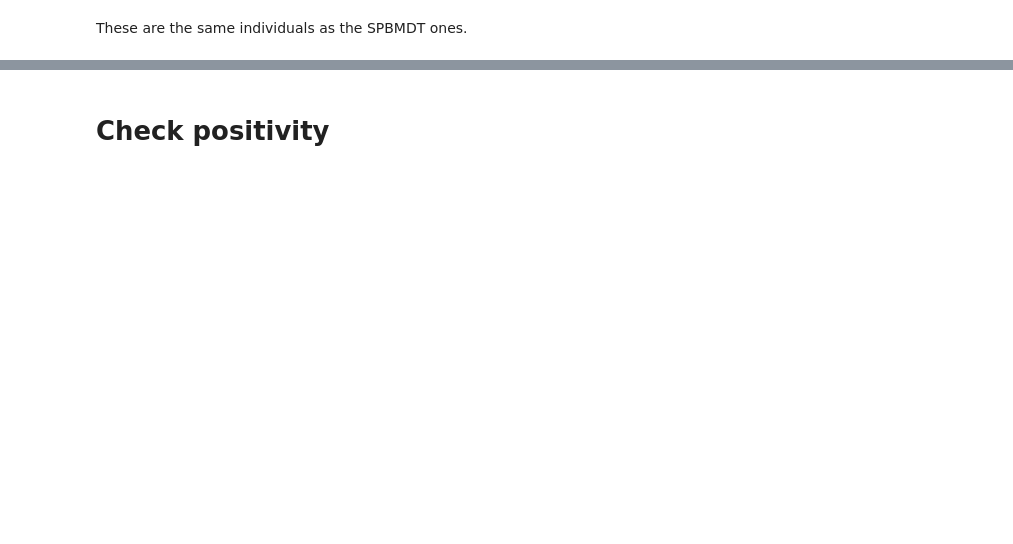
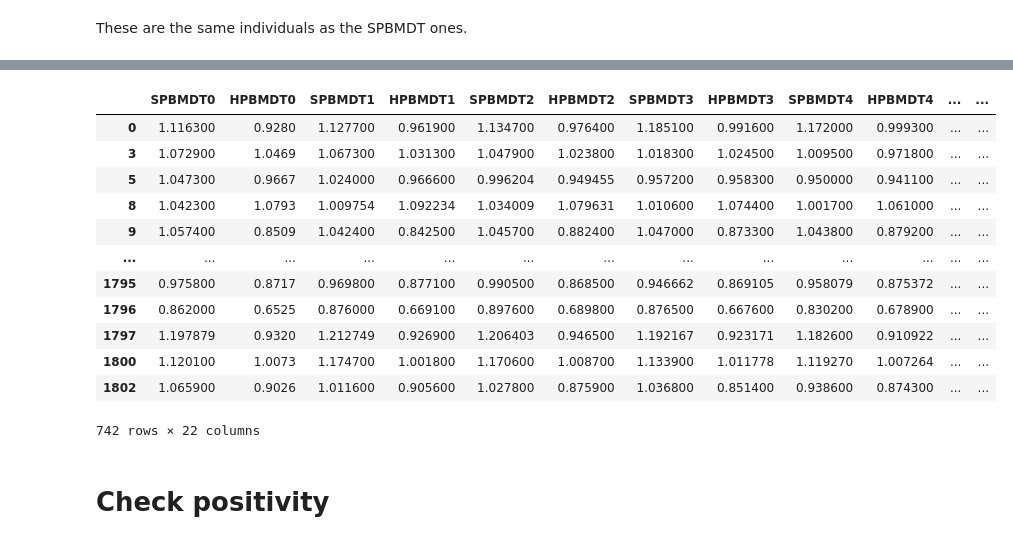
Before and after one commit to c6shi/hormone-use-bmd, a Jupyter notebook: eda.ipynb, the cells around one changed output, grey strips where cells are left out. Saved outputs shown, nothing was run; the diff lists cells and outputs as text; code cells hidden in the pictures; blank space fills up the shorter version.

```diff
--- a/eda.ipynb
+++ b/eda.ipynb
@@ -481,2 +528,19 @@ Conclusion:
+# %%
+# 4. how many had no censoring at all? 742 women
+data_censor.dropna()
+# %% [output]
+|  | SPBMDT0 | HPBMDT0 | SPBMDT1 | HPBMDT1 | SPBMDT2 | HPBMDT2 | SPBMDT3 | HPBMDT3 | SPBMDT4 | HPBMDT4 | ... | ... |
+| 0 | 1.116300 | 0.9280 | 1.127700 | 0.961900 | 1.134700 | 0.976400 | 1.185100 | 0.991600 | 1.172000 | 0.999300 | ... | ... |
+| 3 | 1.072900 | 1.0469 | 1.067300 | 1.031300 | 1.047900 | 1.023800 | 1.018300 | 1.024500 | 1.009500 | 0.971800 | ... | ... |
+| 5 | 1.047300 | 0.9667 | 1.024000 | 0.966600 | 0.996204 | 0.949455 | 0.957200 | 0.958300 | 0.950000 | 0.941100 | ... | ... |
+| 8 | 1.042300 | 1.0793 | 1.009754 | 1.092234 | 1.034009 | 1.079631 | 1.010600 | 1.074400 | 1.001700 | 1.061000 | ... | ... |
+| 9 | 1.057400 | 0.8509 | 1.042400 | 0.842500 | 1.045700 | 0.882400 | 1.047000 | 0.873300 | 1.043800 | 0.879200 | ... | ... |
+| ... | ... | ... | ... | ... | ... | ... | ... | ... | ... | ... | ... | ... |
+| 1795 | 0.975800 | 0.8717 | 0.969800 | 0.877100 | 0.990500 | 0.868500 | 0.946662 | 0.869105 | 0.958079 | 0.875372 | ... | ... |
+| 1796 | 0.862000 | 0.6525 | 0.876000 | 0.669100 | 0.897600 | 0.689800 | 0.876500 | 0.667600 | 0.830200 | 0.678900 | ... | ... |
+| 1797 | 1.197879 | 0.9320 | 1.212749 | 0.926900 | 1.206403 | 0.946500 | 1.192167 | 0.923171 | 1.182600 | 0.910922 | ... | ... |
+| 1800 | 1.120100 | 1.0073 | 1.174700 | 1.001800 | 1.170600 | 1.008700 | 1.133900 | 1.011778 | 1.119270 | 1.007264 | ... | ... |
+| 1802 | 1.065900 | 0.9026 | 1.011600 | 0.905600 | 1.027800 | 0.875900 | 1.036800 | 0.851400 | 0.938600 | 0.874300 | ... | ... |
+742 rows × 22 columns
 # %% [markdown]
 # Check positivity
```
Also changed, not shown: parts of 62 cells of this notebook, 39 other files.
